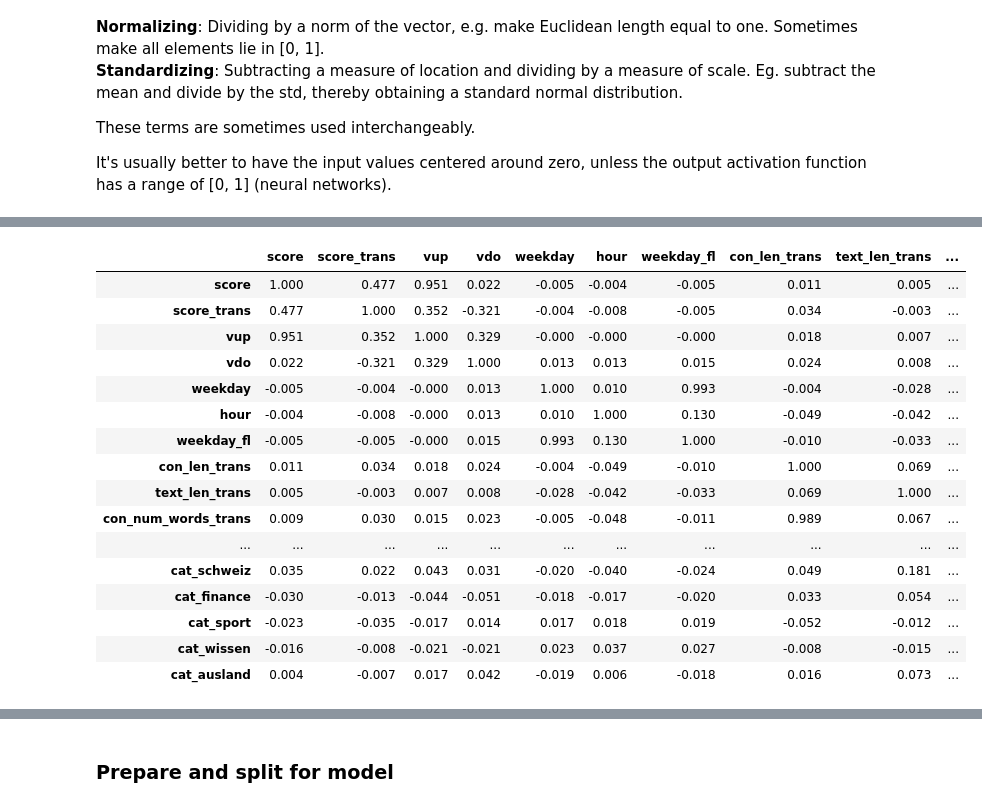
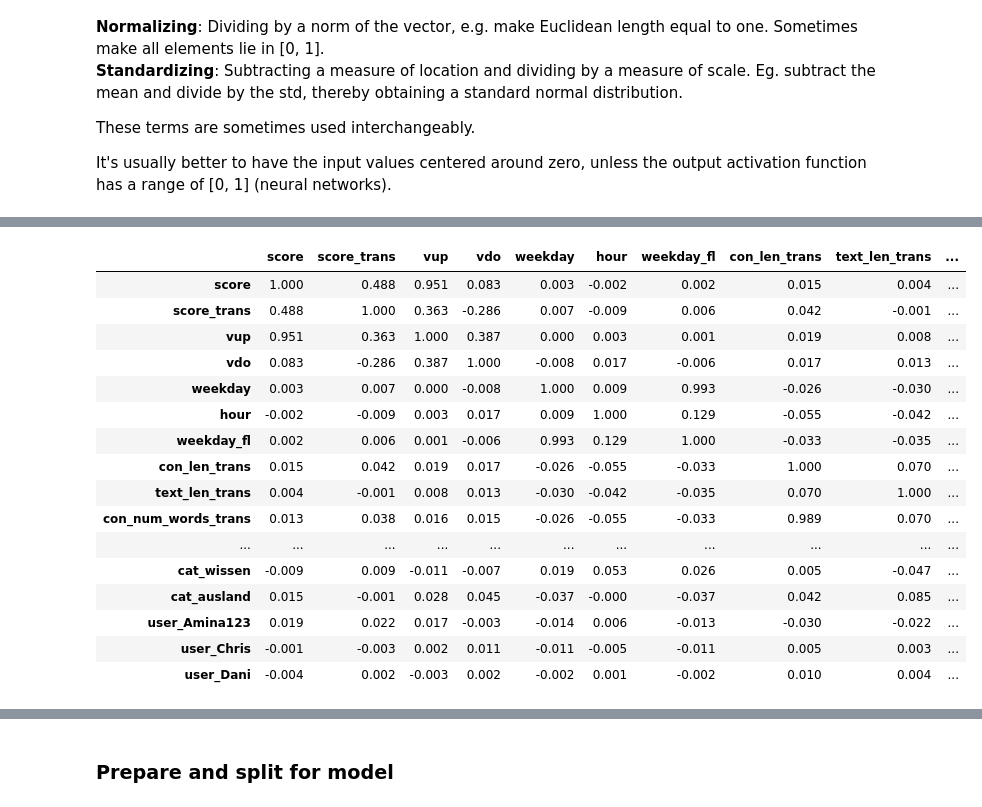
Before and after one commit to fdelia/bots, a Jupyter notebook: 4_prediction_model.ipynb, the cells around one changed output, grey strips where cells are left out. Saved outputs shown, nothing was run; the diff lists cells and outputs as text; code cells hidden in the pictures.

Commit message:
add user information

```diff
--- a/4_prediction_model.ipynb
+++ b/4_prediction_model.ipynb
@@ -21,7 +21,7 @@ warnings.filterwarnings('ignore')
 
 import pandas as pd
 df_art = pd.read_csv('articles_2017_09.csv')
-df_com = pd.read_csv('comments_2017_09.csv').sample(250000) # crop because battery life, skews data
+df_com = pd.read_csv('comments_2017_09.csv').sample(100000) # crop because battery life
 # Make float better readable
 pd.options.display.float_format = '{:.3f}'.format
 # %% [markdown]
@@ -60,6 +60,7 @@ df_com['weekday_fl'] = df_com['time'].apply(get_weekday_float)
 df_com['is_answer'] = df_com['tit'].apply(lambda x: str(x).startswith('@'))
 df_com['con_len'] = df_com['con'].apply(lambda x: len(x))
 df_com['con_num_words'] = df_com['con'].apply(lambda x: len(x.split()))
+#df_com['aut_cat'] = df_com['aut'].apply() # LabelEncoder from preprocessing
 df_com['score'] = df_com['vup'] - df_com['vdo']
 df_com['contr'] = df_com['vup'] + df_com['vdo']
 
@@ -84,12 +85,13 @@ df_art['text_num_words'] = df_art['text'].apply(lambda x: len(str(x).split()))
 # Left inner join
 df_merge = pd.merge(left=df_com, right=df_art, left_on='tId', right_on='tId')
 
-# is empty: (= all comments correspond to an article)
-print(len(df_merge[pd.isnull(df_merge['tit'])]))
-df_merge = df_merge[pd.notnull(df_merge['tit'])]
+# Remove rows with missing values
+# use .count() to check for missing values
+df_merge.dropna(axis=0, how='any', inplace=True)
 
 # Get order of comments per article
-df_merge_art = df_merge.sort_values(['tId', 'time_since_epoch']).groupby('tId')
+df_merge = df_merge.sort_values(['tId', 'time_since_epoch']).groupby('tId')
+
 # Get time since the first comment
 def get_time_since_first(group):
     first = group.iloc[:1]['time_since_epoch']
@@ -98,6 +100,8 @@ def get_time_since_first(group):
     #group = group[group['time_since_first'] < 36]
     return group
 
-df_merge_art = df_merge_art.apply(get_time_since_first)
-print(df_merge_art.head(3))
+# Creating "copy" to make next cell independent
+df_merge = df_merge.apply(get_time_since_first)
+df_merge.head(3)
+#df[df.index.duplicated()]
 # %% [output]
@@ -130,30 +134,27 @@ It's usually better to have the input values centered around zero, unless the ou
 # %%
 import math
-def show_hist(col):
-    df_merge_art['bins'] = pd.cut(df_merge_art[col], 100)
-    h = df_merge_art.groupby(['bins']).size().plot.bar(title=col)
-    plt.gca().get_xaxis().set_visible(False)
-    plt.show()
 
-# This categories are defined randomly
-#bins = [-np.inf, 2, 25, np.inf]
-#labels = ['negative', 'small', 'big']
-#df_merge_art['score_cat'] = pd.cut(df_merge_art['score'], bins, labels=labels)
-#print(df_merge_art.groupby('score_cat').size())
+# User based information
+#temp = df_merge[['aut', 'score']].groupby('aut').mean() # <- this is cheating!
+#temp = temp.rename(columns = {'score': 'user_score_mean'}).reset_index()
+#df = df_merge.merge(temp, on='aut')
+temp = df_merge[['aut']].groupby('aut').size().reset_index()
+temp = temp.rename(columns = {0: 'user_n_comments'})
+temp2 = pd.get_dummies(temp[temp['user_n_comments']>50], prefix='user', columns=['aut'])
+print(len(temp2))
+temp = temp.merge(temp2).reset_index()
+df = df_merge.merge(temp, on='aut')
 
-df['con_n_newln'] = df['con'].apply(lambda x: 1)
-#df['con_']
+df['con_n_periods'] = df['con'].apply(lambda x: len(x.split('.')))
 
-df = df_merge_art.copy(deep=True)
 def sgn(x):
     if x == 0: return 0
     else: return x/abs(x)
 # Removes left/right skew
 for col in ['weekday_fl', 'con_len', 'text_len', 'time_since_first',
+            'num_comments', 'user_n_comments', 'con_n_periods',
             'score', 'contr', 'header_len', 'con_num_words', 'text_num_words']:
-    #min_val = df_merge_art[col].min()
-    df[col + '_trans'] = df_merge_art[col].apply(lambda x: sgn(x)*math.log(abs(x) + 1))
-    #show_hist(col + '_trans')
+    df[col + '_trans'] = df[col].apply(lambda x: sgn(x)*math.log(abs(x) + 1))
 
 # Memory optimization
 # Technical stuff, contributes nothing to analysis
@@ -162,16 +163,17 @@ df[conv.columns] = conv
 
 # I removed very weak correlations to "score" and "contr"
 cols = ['score', 'score_trans', 'vup', 'vdo', 'weekday', 'hour', 'weekday_fl',
-       'con_len_trans', 'text_len_trans', 'con_num_words_trans',
-        'text_num_words_trans',
-       'time_since_first_trans', 'header_len_trans',
-        'cat_schweiz', 'cat_finance', 'cat_sport', 'cat_wissen', 'cat_ausland']
+       'con_len_trans', 'text_len_trans', 'con_num_words_trans', 'user_n_comments',
+        'text_num_words_trans', 'num_comments', 'num_comments_trans',
+       'time_since_first_trans', 'header_len_trans', 'con_n_periods',
+        'cat_schweiz', 'cat_finance', 'cat_sport', 'cat_wissen', 'cat_ausland',
+       'user_Amina123', 'user_Chris', 'user_Dani']
 # Get pearson co-efficients
 df[cols].corr()
+
+#df.hist('user_score_mean_trans')
 
 #for c in cols:
 #    print(c)
 #    print(df[np.isnan(df[col])].head(3))
-
-# TODO transform data for learners (non-linear probably)
 # %% [output]
@@ -183,17 +181,17 @@ dtype: int64
 |  | score | score_trans | vup | vdo | weekday | hour | weekday_fl | con_len_trans | text_len_trans | ... |
-| score | 1.000 | 0.477 | 0.951 | 0.022 | -0.005 | -0.004 | -0.005 | 0.011 | 0.005 | ... |
-| score_trans | 0.477 | 1.000 | 0.352 | -0.321 | -0.004 | -0.008 | -0.005 | 0.034 | -0.003 | ... |
-| vup | 0.951 | 0.352 | 1.000 | 0.329 | -0.000 | -0.000 | -0.000 | 0.018 | 0.007 | ... |
-| vdo | 0.022 | -0.321 | 0.329 | 1.000 | 0.013 | 0.013 | 0.015 | 0.024 | 0.008 | ... |
-| weekday | -0.005 | -0.004 | -0.000 | 0.013 | 1.000 | 0.010 | 0.993 | -0.004 | -0.028 | ... |
-| hour | -0.004 | -0.008 | -0.000 | 0.013 | 0.010 | 1.000 | 0.130 | -0.049 | -0.042 | ... |
-| weekday_fl | -0.005 | -0.005 | -0.000 | 0.015 | 0.993 | 0.130 | 1.000 | -0.010 | -0.033 | ... |
-| con_len_trans | 0.011 | 0.034 | 0.018 | 0.024 | -0.004 | -0.049 | -0.010 | 1.000 | 0.069 | ... |
-| text_len_trans | 0.005 | -0.003 | 0.007 | 0.008 | -0.028 | -0.042 | -0.033 | 0.069 | 1.000 | ... |
-| con_num_words_trans | 0.009 | 0.030 | 0.015 | 0.023 | -0.005 | -0.048 | -0.011 | 0.989 | 0.067 | ... |
+| score | 1.000 | 0.488 | 0.951 | 0.083 | 0.003 | -0.002 | 0.002 | 0.015 | 0.004 | ... |
+| score_trans | 0.488 | 1.000 | 0.363 | -0.286 | 0.007 | -0.009 | 0.006 | 0.042 | -0.001 | ... |
+| vup | 0.951 | 0.363 | 1.000 | 0.387 | 0.000 | 0.003 | 0.001 | 0.019 | 0.008 | ... |
+| vdo | 0.083 | -0.286 | 0.387 | 1.000 | -0.008 | 0.017 | -0.006 | 0.017 | 0.013 | ... |
+| weekday | 0.003 | 0.007 | 0.000 | -0.008 | 1.000 | 0.009 | 0.993 | -0.026 | -0.030 | ... |
+| hour | -0.002 | -0.009 | 0.003 | 0.017 | 0.009 | 1.000 | 0.129 | -0.055 | -0.042 | ... |
+| weekday_fl | 0.002 | 0.006 | 0.001 | -0.006 | 0.993 | 0.129 | 1.000 | -0.033 | -0.035 | ... |
+| con_len_trans | 0.015 | 0.042 | 0.019 | 0.017 | -0.026 | -0.055 | -0.033 | 1.000 | 0.070 | ... |
+| text_len_trans | 0.004 | -0.001 | 0.008 | 0.013 | -0.030 | -0.042 | -0.035 | 0.070 | 1.000 | ... |
+| con_num_words_trans | 0.013 | 0.038 | 0.016 | 0.015 | -0.026 | -0.055 | -0.033 | 0.989 | 0.070 | ... |
 | ... | ... | ... | ... | ... | ... | ... | ... | ... | ... | ... |
-| cat_schweiz | 0.035 | 0.022 | 0.043 | 0.031 | -0.020 | -0.040 | -0.024 | 0.049 | 0.181 | ... |
-| cat_finance | -0.030 | -0.013 | -0.044 | -0.051 | -0.018 | -0.017 | -0.020 | 0.033 | 0.054 | ... |
-| cat_sport | -0.023 | -0.035 | -0.017 | 0.014 | 0.017 | 0.018 | 0.019 | -0.052 | -0.012 | ... |
-| cat_wissen | -0.016 | -0.008 | -0.021 | -0.021 | 0.023 | 0.037 | 0.027 | -0.008 | -0.015 | ... |
-| cat_ausland | 0.004 | -0.007 | 0.017 | 0.042 | -0.019 | 0.006 | -0.018 | 0.016 | 0.073 | ... |
+| cat_wissen | -0.009 | 0.009 | -0.011 | -0.007 | 0.019 | 0.053 | 0.026 | 0.005 | -0.047 | ... |
+| cat_ausland | 0.015 | -0.001 | 0.028 | 0.045 | -0.037 | -0.000 | -0.037 | 0.042 | 0.085 | ... |
+| user_Amina123 | 0.019 | 0.022 | 0.017 | -0.003 | -0.014 | 0.006 | -0.013 | -0.030 | -0.022 | ... |
+| user_Chris | -0.001 | -0.003 | 0.002 | 0.011 | -0.011 | -0.005 | -0.011 | 0.005 | 0.003 | ... |
+| user_Dani | -0.004 | 0.002 | -0.003 | 0.002 | -0.002 | 0.001 | -0.002 | 0.010 | 0.004 | ... |
```
Also changed, not shown: parts of 8 cells of this notebook.
